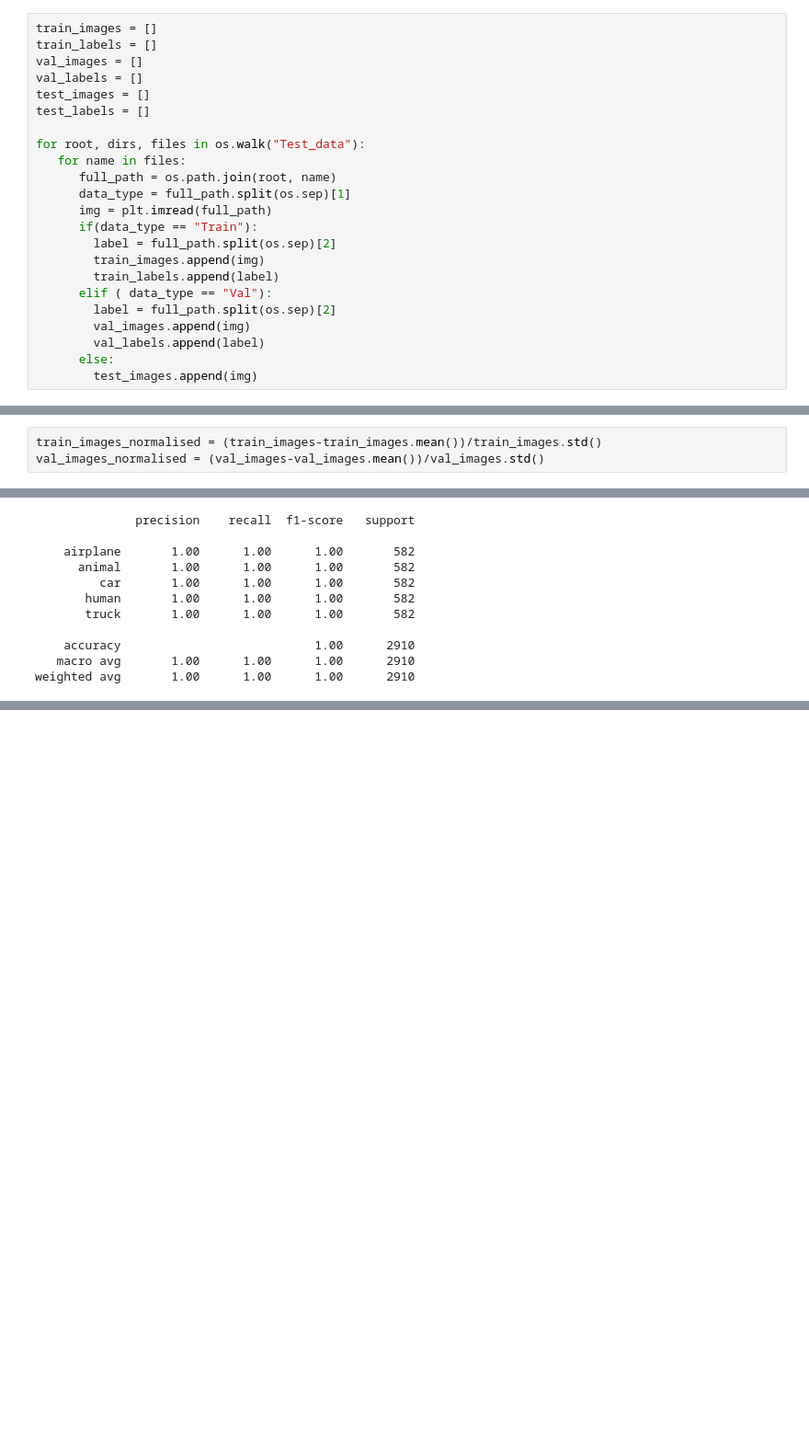
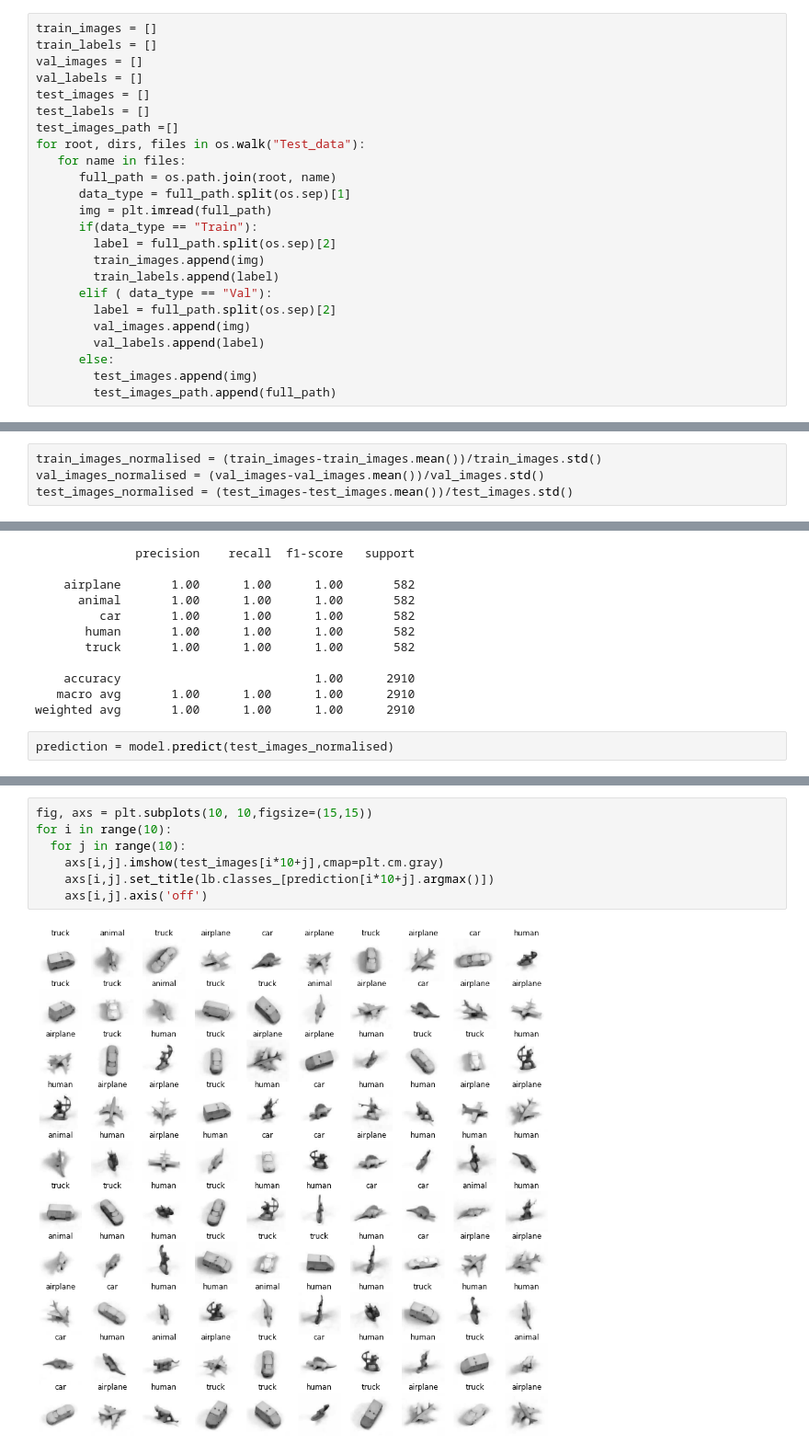
Before and after one commit to abhiyantaabhishek/test, a Jupyter notebook: test1.ipynb, the cells around one changed output, grey strips where cells are left out. Shown at 92% size. Saved outputs shown, nothing was run; the diff lists cells and outputs as text; blank space fills up the shorter version.

```diff
--- a/test1.ipynb
+++ b/test1.ipynb
@@ -60,7 +58,7 @@ val_images = []
 val_labels = []
 test_images = []
 test_labels = []
-
+test_images_path =[]
 for root, dirs, files in os.walk("Test_data"):
    for name in files:
       full_path = os.path.join(root, name)
@@ -76,6 +74,7 @@ for root, dirs, files in os.walk("Test_data"):
         val_labels.append(label)
       else:
         test_images.append(img)
+        test_images_path.append(full_path)
 # %%
 train_images = np.array(train_images)
 val_images = np.array(val_images)
@@ -178,6 +177,7 @@ hist = plt.hist(train_images.flatten(),bins=100)
 # %%
 train_images_normalised = (train_images-train_images.mean())/train_images.std()
 val_images_normalised = (val_images-val_images.mean())/val_images.std()
+test_images_normalised = (test_images-test_images.mean())/test_images.std()
 # %%
 hist = plt.hist(train_images_normalised.flatten(),bins=100)
 # %% [output]
@@ -312,3 +312,5 @@ print(classification_report(val_label_onehot.argmax(axis=1),prediction.argmax(ax
     accuracy                           1.00      2910
    macro avg       1.00      1.00      1.00      2910
 weighted avg       1.00      1.00      1.00      2910
+# %%
+prediction = model.predict(test_images_normalised)
@@ -314,0 +321,9 @@ weighted avg       1.00      1.00      1.00      2910
+# %%
+fig, axs = plt.subplots(10, 10,figsize=(15,15))
+for i in range(10):
+  for j in range(10):
+    axs[i,j].imshow(test_images[i*10+j],cmap=plt.cm.gray)
+    axs[i,j].set_title(lb.classes_[prediction[i*10+j].argmax()])
+    axs[i,j].axis('off')
+# %% [output]
+[figure, added]
```
Also changed, not shown: parts of 9 cells of this notebook.
